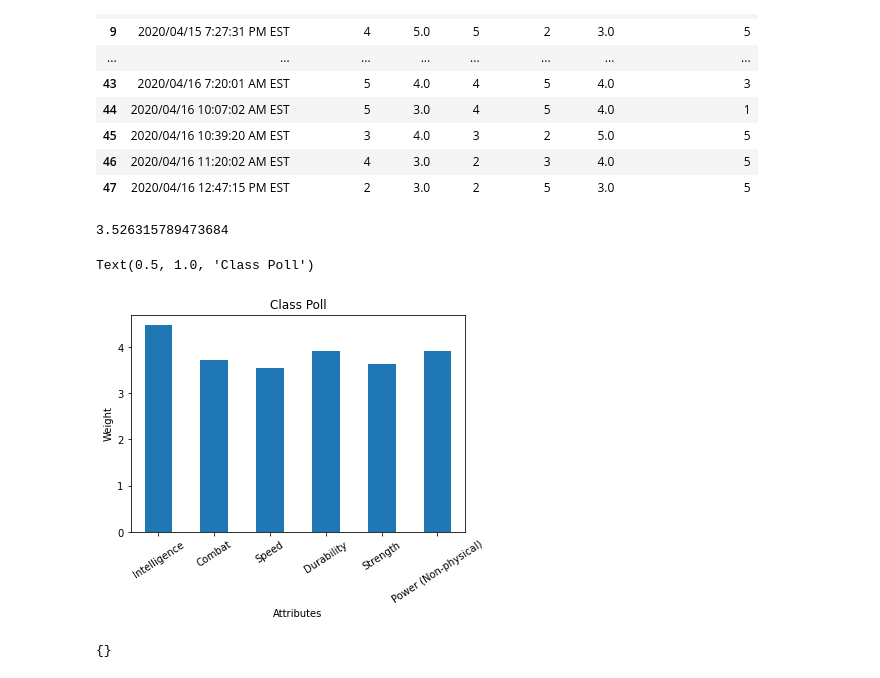
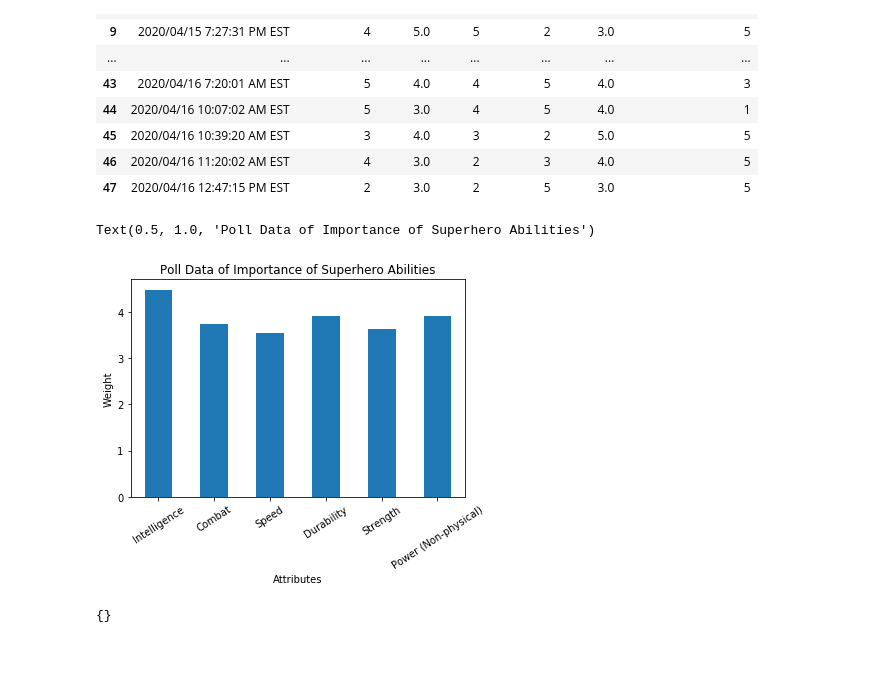
Before and after one commit to kyraha/project-one, a Jupyter notebook: csvPollGraphing.ipynb, the cells around one changed output. Saved outputs shown, nothing was run; the diff lists cells and outputs as text; code cells hidden in the pictures.

```diff
--- a/csvPollGraphing.ipynb
+++ b/csvPollGraphing.ipynb
@@ -101,8 +101,4 @@ combined_df
 | 45 | 2020/04/16 10:39:20 AM EST | 3 | 4.0 | 3 | 2 | 5.0 | 5 |
 | 46 | 2020/04/16 11:20:02 AM EST | 4 | 3.0 | 2 | 3 | 4.0 | 5 |
 | 47 | 2020/04/16 12:47:15 PM EST | 2 | 3.0 | 2 | 5 | 3.0 | 5 |
-# %%
-polling_jordan_df.Strength.mean()
-# %% [output]
-3.526315789473684
 # %%
@@ -111,10 +107,11 @@ polling_jordan_df.Strength.mean()
 #plt.xlabel("Attributes")
 #plt.ylabel("Score")
 # %%
+# Graphing our polling data of the importance
 combined_df.mean().plot(kind="bar", rot=33)
 plt.xlabel("Attributes")
 plt.ylabel("Weight")
-plt.title("Class Poll")
+plt.title("Poll Data of Importance of Superhero Abilities")
 # %% [output]
-Text(0.5, 1.0, 'Class Poll')
+Text(0.5, 1.0, 'Poll Data of Importance of Superhero Abilities')
-[figure, old version]
+[figure, new version]
```
Also changed, not shown: parts of 13 cells of this notebook.
